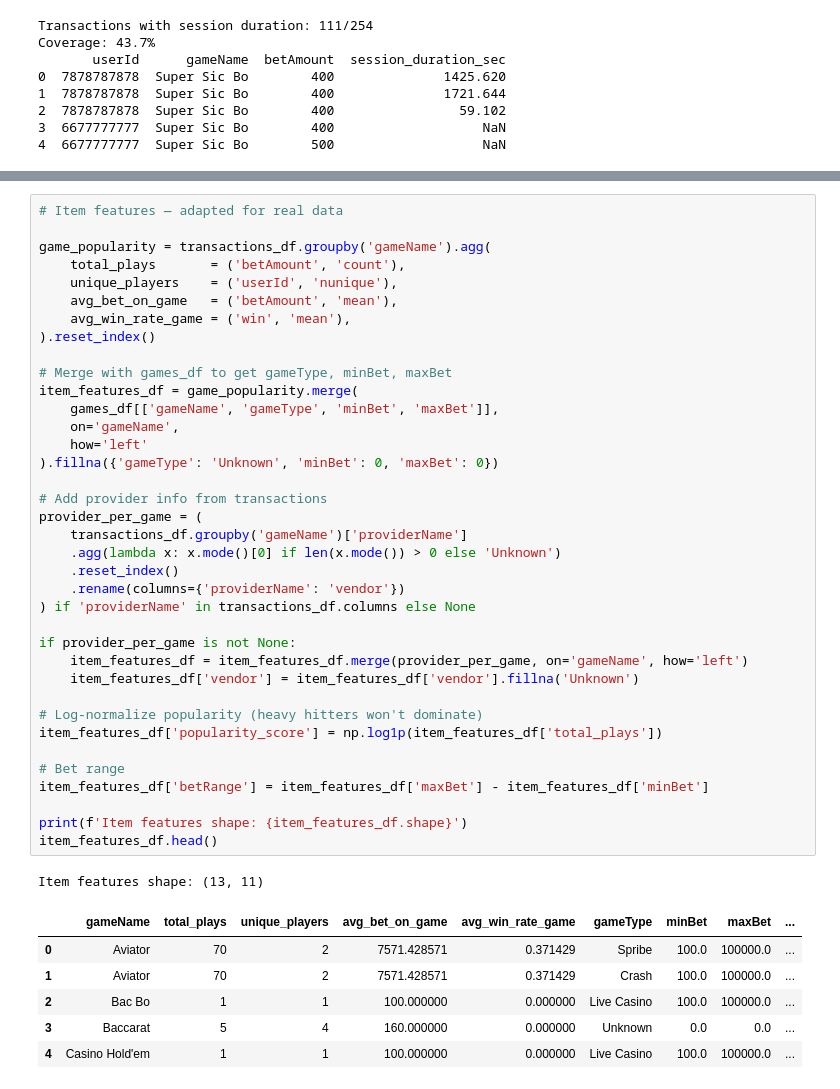
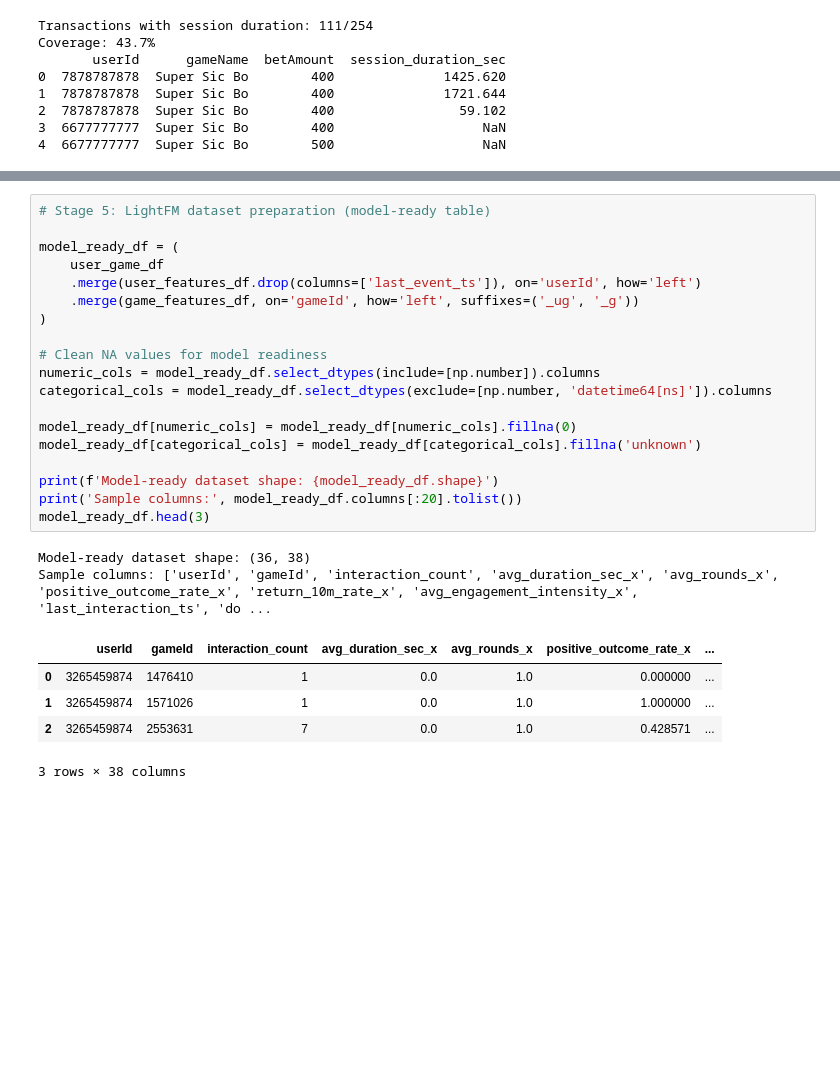
Before and after one commit to AyushDubeyaquagaming/Hybrid-RecSys, a Jupyter notebook: lightfm/recsys_real_data.ipynb, the cells around one changed output, grey strips where cells are left out. Drawn from its saved outputs; the diff is of its cells as text; blank space fills up the shorter version.

Commit message:
model trained

```diff
--- a/lightfm/recsys_real_data.ipynb
+++ b/lightfm/recsys_real_data.ipynb
@@ -823,46 +1031,28 @@ User features shape: (18, 13)
 # %%
-# Item features — adapted for real data
+# Stage 5: LightFM dataset preparation (model-ready table)
 
-game_popularity = transactions_df.groupby('gameName').agg(
-    total_plays       = ('betAmount', 'count'),
-    unique_players    = ('userId', 'nunique'),
-    avg_bet_on_game   = ('betAmount', 'mean'),
-    avg_win_rate_game = ('win', 'mean'),
-).reset_index()
+model_ready_df = (
+    user_game_df
+    .merge(user_features_df.drop(columns=['last_event_ts']), on='userId', how='left')
+    .merge(game_features_df, on='gameId', how='left', suffixes=('_ug', '_g'))
+)
 
-# Merge with games_df to get gameType, minBet, maxBet
-item_features_df = game_popularity.merge(
-    games_df[['gameName', 'gameType', 'minBet', 'maxBet']],
-    on='gameName',
-    how='left'
-).fillna({'gameType': 'Unknown', 'minBet': 0, 'maxBet': 0})
+# Clean NA values for model readiness
+numeric_cols = model_ready_df.select_dtypes(include=[np.number]).columns
+categorical_cols = model_ready_df.select_dtypes(exclude=[np.number, 'datetime64[ns]']).columns
 
-# Add provider info from transactions
-provider_per_game = (
-    transactions_df.groupby('gameName')['providerName']
-    .agg(lambda x: x.mode()[0] if len(x.mode()) > 0 else 'Unknown')
-    .reset_index()
-    .rename(columns={'providerName': 'vendor'})
-) if 'providerName' in transactions_df.columns else None
+model_ready_df[numeric_cols] = model_ready_df[numeric_cols].fillna(0)
+model_ready_df[categorical_cols] = model_ready_df[categorical_cols].fillna('unknown')
 
-if provider_per_game is not None:
-    item_features_df = item_features_df.merge(provider_per_game, on='gameName', how='left')
-    item_features_df['vendor'] = item_features_df['vendor'].fillna('Unknown')
-
-# Log-normalize popularity (heavy hitters won't dominate)
-item_features_df['popularity_score'] = np.log1p(item_features_df['total_plays'])
-
-# Bet range
-item_features_df['betRange'] = item_features_df['maxBet'] - item_features_df['minBet']
-
-print(f'Item features shape: {item_features_df.shape}')
-item_features_df.head()
+print(f'Model-ready dataset shape: {model_ready_df.shape}')
+print('Sample columns:', model_ready_df.columns[:20].tolist())
+model_ready_df.head(3)
 # %% [output]
-Item features shape: (13, 11)
+Model-ready dataset shape: (36, 38)
+Sample columns: ['userId', 'gameId', 'interaction_count', 'avg_duration_sec_x', 'avg_rounds_x', 'positive_outcome_rate_x', 'return_10m_rate_x', 'avg_engagement_intensity_x', 'last_interaction_ts', 'do ...
-|  | gameName | total_plays | unique_players | avg_bet_on_game | avg_win_rate_game | gameType | minBet | maxBet | ... |
-| 0 | Aviator | 70 | 2 | 7571.428571 | 0.371429 | Spribe | 100.0 | 100000.0 | ... |
-| 1 | Aviator | 70 | 2 | 7571.428571 | 0.371429 | Crash | 100.0 | 100000.0 | ... |
-| 2 | Bac Bo | 1 | 1 | 100.000000 | 0.000000 | Live Casino | 100.0 | 100000.0 | ... |
-| 3 | Baccarat | 5 | 4 | 160.000000 | 0.000000 | Unknown | 0.0 | 0.0 | ... |
-| 4 | Casino Hold'em | 1 | 1 | 100.000000 | 0.000000 | Live Casino | 100.0 | 100000.0 | ... |
+|  | userId | gameId | interaction_count | avg_duration_sec_x | avg_rounds_x | positive_outcome_rate_x | ... |
+| 0 | 3265459874 | 1476410 | 1 | 0.0 | 1.0 | 0.000000 | ... |
+| 1 | 3265459874 | 1571026 | 1 | 0.0 | 1.0 | 1.000000 | ... |
+| 2 | 3265459874 | 2553631 | 7 | 0.0 | 1.0 | 0.428571 | ... |
+3 rows × 38 columns
 # %%
```
Also changed, not shown: parts of 31 cells of this notebook.
